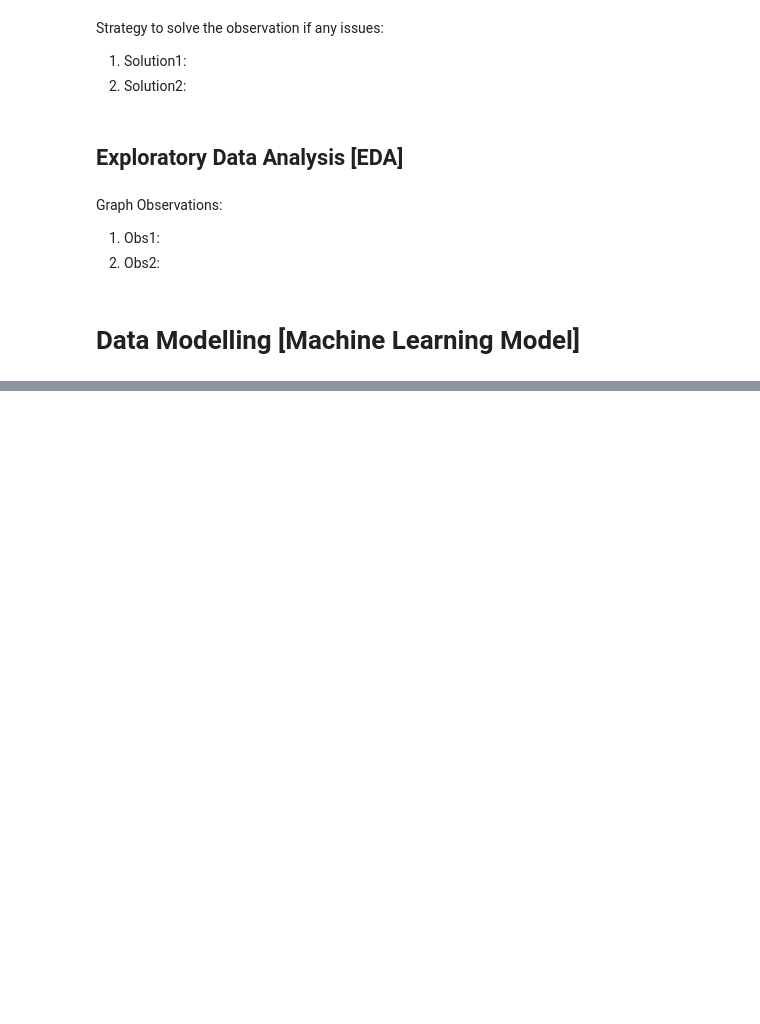
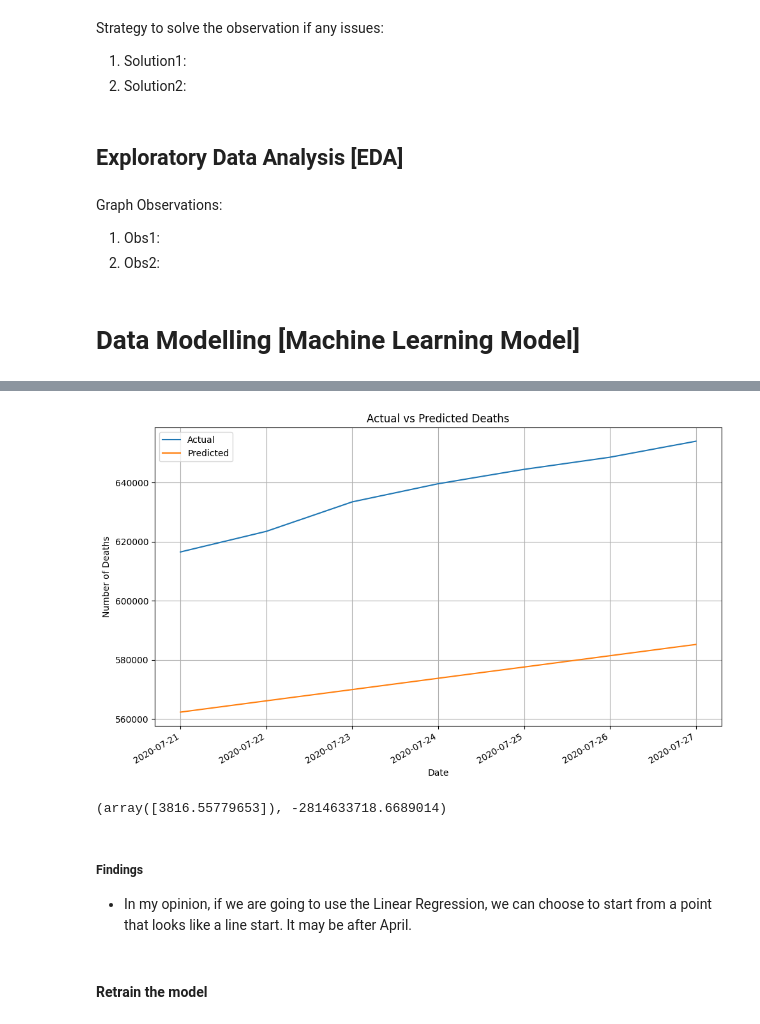
Before and after one commit to AIBabyTeaching/MACHINE-LEARNING-SEPT-2024, a Jupyter notebook: ALL_WEEKS - Student.ipynb, the cells around one changed output, grey strips where cells are left out. Saved outputs shown, nothing was run; the diff lists cells and outputs as text; code cells hidden in the pictures; blank space fills up the shorter version.

```diff
--- a/ALL_WEEKS - Student.ipynb
+++ b/ALL_WEEKS - Student.ipynb
@@ -136,0 +145,20 @@ Graph Observations:
+# %%
+# Split the data into training and testing sets, excluding the last 7 days for testing
+train_data = DEATHS_BY_DATE[:-7] # Filter your aggregated variable from first to latest 7 by [:-7]
+test_data = DEATHS_BY_DATE[-7:] # Get the latest 7 records
+X_train = train_data.index.map(pd.Timestamp.toordinal).values.reshape(-1, 1) # create training X using toordinal
+y_train = train_data.values # the values are the y train
+X_test = ... # Do the same but for test data
+y_test = ... # do the same but for test data
+# Create and fit the model on the training data
+model = ... # use LinearRegression
+... # Fit the model using .fit()
+# Predict on the test set
+predictions = ... # Predict using .predict()
+# Combine actual and predicted values into a DataFrame for comparison
+test_dates = test_data.index
+predicted_vs_actual = pd.DataFrame({
+    'Actual': ..., # the y test data?
+    'Predicted': ... # the predictions? but round them?
+}, index= ...) # index should be test data
+... # Display dataframe
@@ -136,0 +175,31 @@ Graph Observations:
+# %%
+# Plotting the actual vs predicted values
+plt.figure(figsize=(10, 6))
+# Plot actual values
+plt.plot_date(test_data.index, y_test, linestyle='solid', marker=None, label='Actual')
+# Plot predicted values
+plt.plot_date(test_data.index, predictions.round(0), linestyle='solid', marker=None, label='Predicted')
+# Adding the legend
+plt.legend()
+# Adding a grid
+plt.grid(True)
+# Rotate and align the tick labels so they look better
+plt.gcf().autofmt_xdate()
+# Set title and labels
+plt.title('Actual vs Predicted Deaths')
+plt.xlabel('Date')
+plt.ylabel('Number of Deaths')
+# Show plot with tight layout
+plt.tight_layout()
+plt.show()
+# %% [output]
+[figure, added]
+# %%
+... , ... # Use .coef_ and intercept_ in model to identify the weight and bias
+# %% [output]
+(array([3816.55779653]), -2814633718.6689014)
+# %% [markdown]
+##### Findings
+- In my opinion, if we are going to use the Linear Regression, we can choose to start from a point that looks like a line start. It may be after April.
+# %% [markdown]
+#### Retrain the model
```
Also changed, not shown: parts of 24 cells of this notebook.
